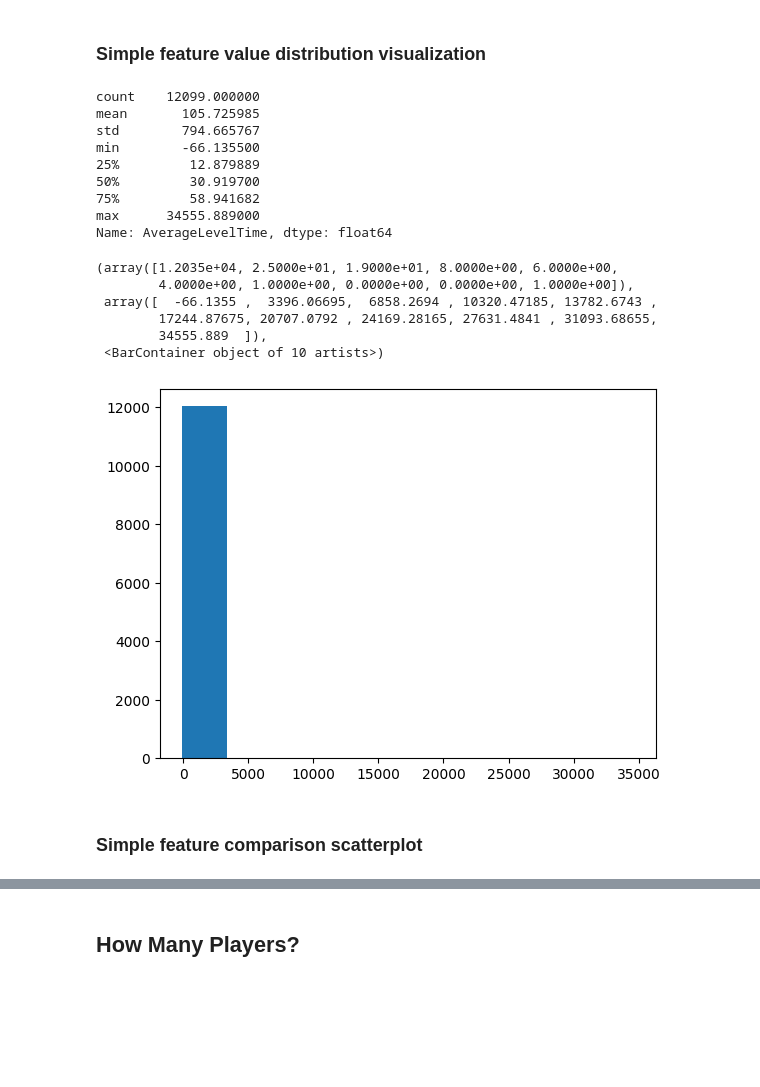
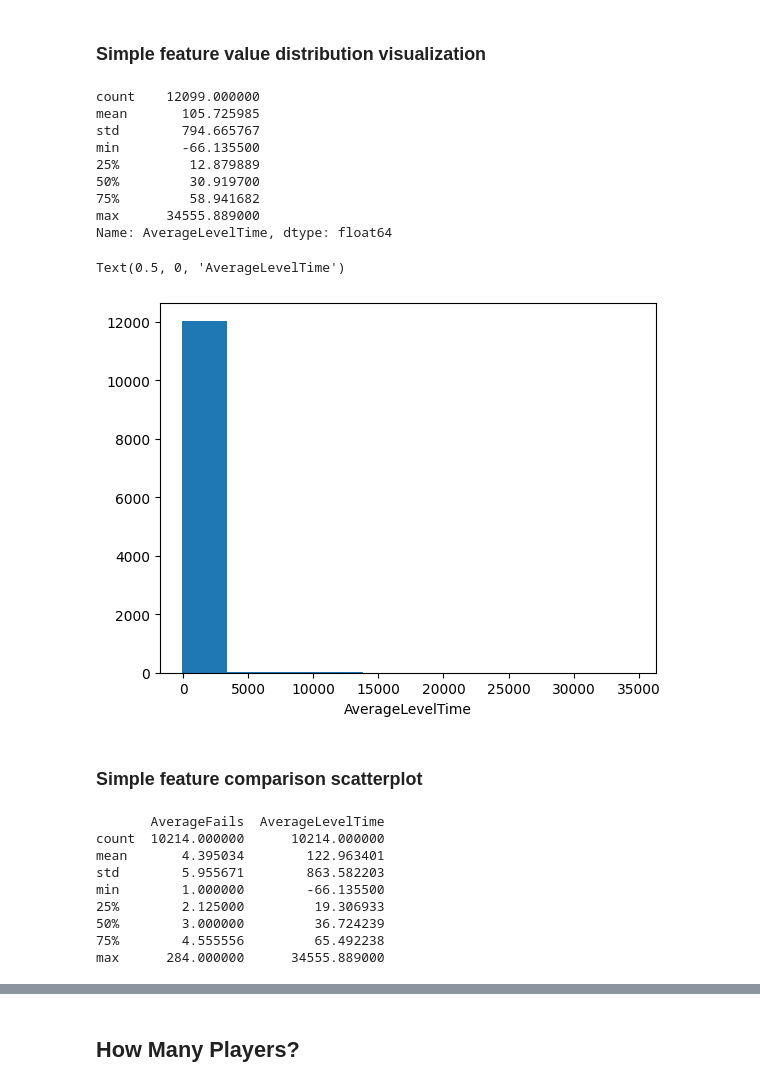
Before and after one commit to opengamedata/opengamedata-samples, a Jupyter notebook: WAVES/explore/Waves_explore_sessions.ipynb, the cells around one changed output, grey strips where cells are left out. Saved outputs shown, nothing was run; the diff lists cells and outputs as text; code cells hidden in the pictures; blank space fills up the shorter version.

Commit message:
Add files for events explorer, and update sessions explorer.

```diff
--- a/WAVES/explore/Waves_explore_sessions.ipynb
+++ b/WAVES/explore/Waves_explore_sessions.ipynb
@@ -66,10 +63,13 @@ zip_file = ZipFile(Path(f'./{zip_name}'))
 ### Import Data Files to Jupyter
 # %%
 # Open TSV from the zip file.
-
+zip_file = ZipFile(Path(f'./{zip_name}'))
 tsv_name = f"{dataset_name}_5de1a1f_session-features.tsv"
-raw_data = pd.read_csv(zip_file.open(f"{dataset_name}/{tsv_name}"), sep='\t')
+raw_data = pd.DataFrame()
+with zip_file.open(f"{dataset_name}/{tsv_name}") as tsv_file:
+    raw_data = pd.read_csv(tsv_file, sep='\t')
 data_readme = zip_file.read(f"{dataset_name}/readme.md")
+zip_file.close()
 # %% [markdown]
 # Data Overview
 # %% [markdown]
@@ -328,28 +326,27 @@ raw_data[cols].describe(include='all')
 feature_to_visualize = "AverageLevelTime"
 minimum_value = -math.inf
 maximum_value = math.inf
+
+range_filter = (df_session[feature_to_visualize] > minimum_value) & (df_session[feature_to_visualize] < maximum_value)
+plot_data = df_session[feature_to_visualize][range_filter]
+print(plot_data.describe())
+# %% [output]
+count    12099.000000
+mean       105.725985
+std        794.665767
+min        -66.135500
+25%         12.879889
+50%         30.919700
+75%         58.941682
+max      34555.889000
+Name: AverageLevelTime, dtype: float64
-# %%
-range_filter = (df_session[feature_to_visualize] > minimum_value) & (df_session[feature_to_visualize] < maximum_value)
-plot_data = df_session[feature_to_visualize][range_filter]
-print(plot_data.describe())
-plt.hist(plot_data)
-# %% [output]
-count    12099.000000
-mean       105.725985
-std        794.665767
-min        -66.135500
-25%         12.879889
-50%         30.919700
-75%         58.941682
-max      34555.889000
-Name: AverageLevelTime, dtype: float64
-(array([1.2035e+04, 2.5000e+01, 1.9000e+01, 8.0000e+00, 6.0000e+00,
-        4.0000e+00, 1.0000e+00, 0.0000e+00, 0.0000e+00, 1.0000e+00]),
- array([  -66.1355 ,  3396.06695,  6858.2694 , 10320.47185, 13782.6743 ,
-        17244.87675, 20707.0792 , 24169.28165, 27631.4841 , 31093.68655,
-        34555.889  ]),
- <BarContainer object of 10 artists>)
-[figure, removed]
+# %%
+f, ax = plt.subplots()
+ax.hist(plot_data)
+ax.set_xlabel(feature_to_visualize)
+# %% [output]
+Text(0.5, 0, 'AverageLevelTime')
+[figure, added]
 # %% [markdown]
 ### Simple feature comparison scatterplot
 # %%
@@ -359,3 +356,18 @@ maximum_x_value = math.inf
 y_axis_feature = "AverageLevelTime"
 minimum_y_value = -math.inf
 maximum_y_value = math.inf
+
+range_filter = (df_session[x_axis_feature] > minimum_x_value) & (df_session[x_axis_feature] < maximum_x_value) \
+             & (df_session[y_axis_feature] > minimum_y_value) & (df_session[y_axis_feature] < maximum_y_value)
+scatter_data = df_session[[x_axis_feature, y_axis_feature]][range_filter]
+print(scatter_data.describe())
+# %% [output]
+       AverageFails  AverageLevelTime
+count  10214.000000      10214.000000
+mean       4.395034        122.963401
+std        5.955671        863.582203
+min        1.000000        -66.135500
+25%        2.125000         19.306933
+50%        3.000000         36.724239
+75%        4.555556         65.492238
+max      284.000000      34555.889000
```
Also changed, not shown: parts of 45 cells of this notebook, 2 other files.
